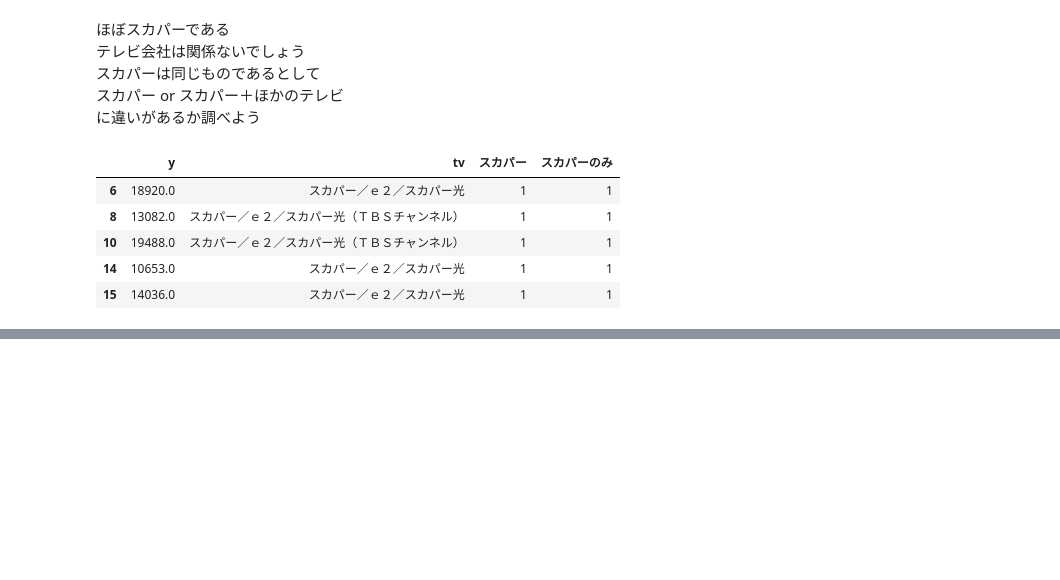
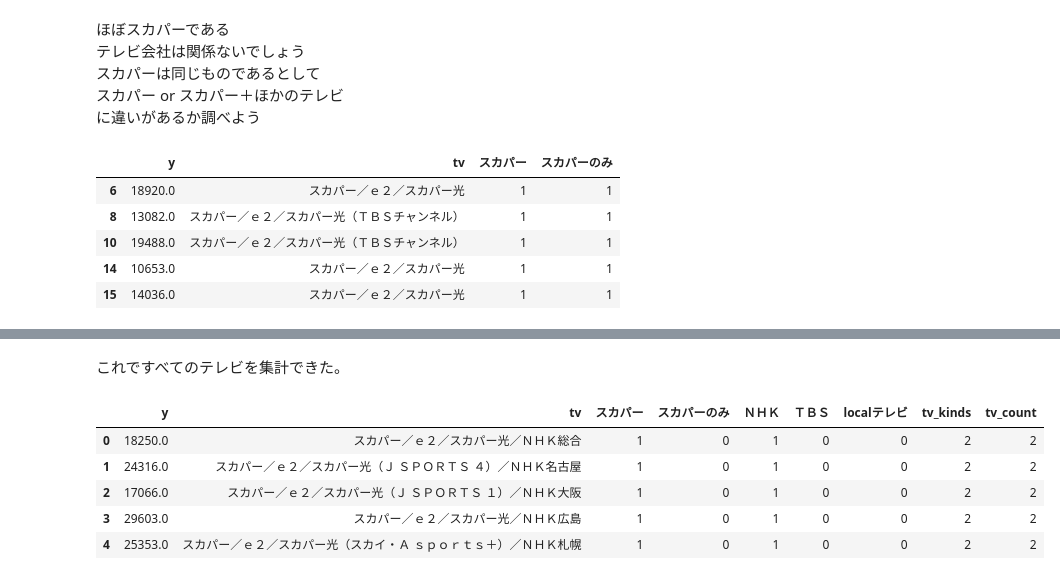
Before and after one commit to MAMMARU-class/UEC_3rd_datascience, a Jupyter notebook: 05_EDA.ipynb, the cells around one changed output, grey strips where cells are left out. Cells and saved outputs as stored; diff of their text form; code cells hidden in the pictures; blank space fills up the shorter version.

```diff
--- a/05_EDA.ipynb
+++ b/05_EDA.ipynb
@@ -856,0 +851,12 @@ tv_check[(tv_check["地方テレビ"] == 0) & (tv_check["ＮＨＫ"] == 0)].head
+# %% [markdown]
+これですべてのテレビを集計できた。
+# %%
+tv_check["tv_count"] = tv_check["スカパー"] + tv_check["ＮＨＫ"] + tv_check["ＴＢＳ"] + tv_check["localテレビ"]
+tv_check.head()
+# %% [output]
+|  | y | tv | スカパー | スカパーのみ | ＮＨＫ | ＴＢＳ | localテレビ | tv_kinds | tv_count |
+| 0 | 18250.0 | スカパー／ｅ２／スカパー光／ＮＨＫ総合 | 1 | 0 | 1 | 0 | 0 | 2 | 2 |
+| 1 | 24316.0 | スカパー／ｅ２／スカパー光（Ｊ ＳＰＯＲＴＳ ４）／ＮＨＫ名古屋 | 1 | 0 | 1 | 0 | 0 | 2 | 2 |
+| 2 | 17066.0 | スカパー／ｅ２／スカパー光（Ｊ ＳＰＯＲＴＳ １）／ＮＨＫ大阪 | 1 | 0 | 1 | 0 | 0 | 2 | 2 |
+| 3 | 29603.0 | スカパー／ｅ２／スカパー光／ＮＨＫ広島 | 1 | 0 | 1 | 0 | 0 | 2 | 2 |
+| 4 | 25353.0 | スカパー／ｅ２／スカパー光（スカイ・Ａ ｓｐｏｒｔｓ＋）／ＮＨＫ札幌 | 1 | 0 | 1 | 0 | 0 | 2 | 2 |
```
Also changed, not shown: parts of 18 cells of this notebook.
